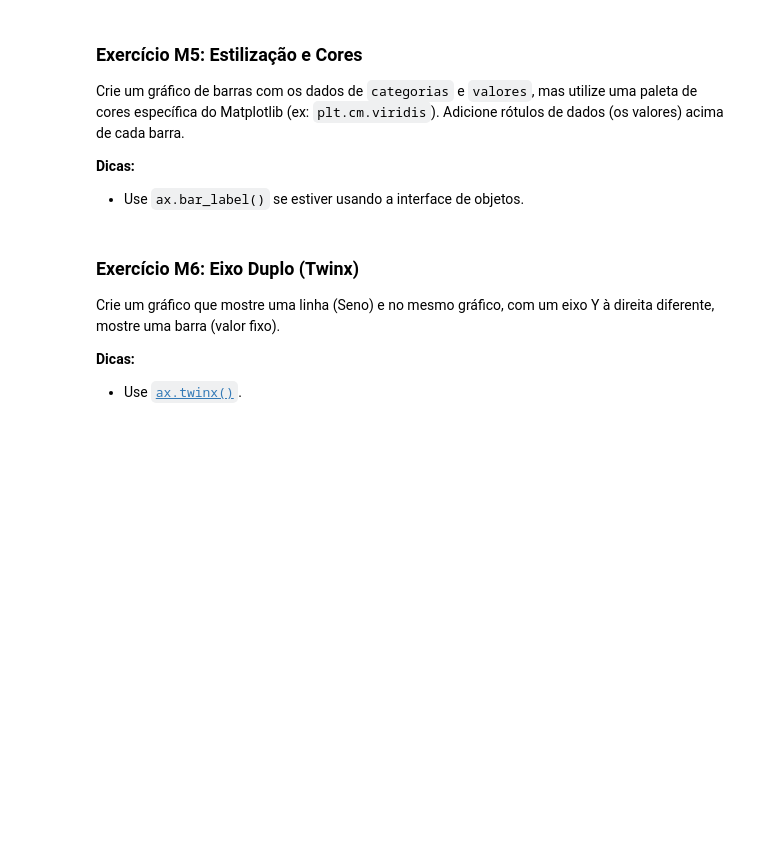
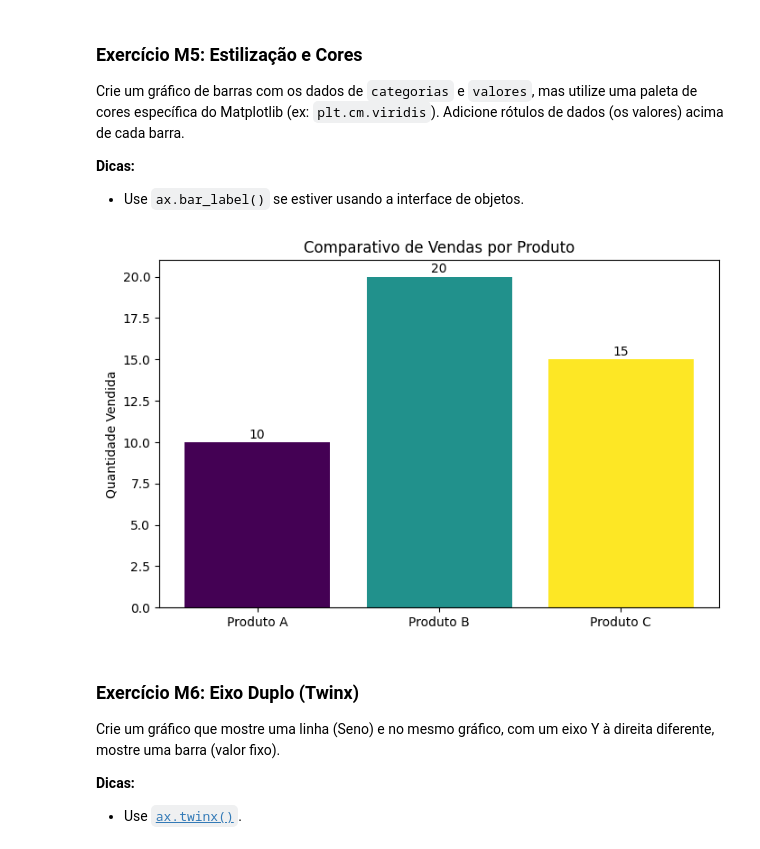
Before and after one commit to viktoruebelhart/pos_facens, a Jupyter notebook: Aula_3_Visualização_de_Dados.ipynb, the cells around one changed output. Cells and saved outputs as stored; diff of their text form; code cells hidden in the pictures; blank space fills up the shorter version.

```diff
--- a/Aula_3_Visualização_de_Dados.ipynb
+++ b/Aula_3_Visualização_de_Dados.ipynb
@@ -272,3 +286,25 @@ Crie um gráfico de barras com os dados de `categorias` e `valores`, mas utilize
+# %%
+# Escreva aqui
+
+# Valores
+categorias = ['Produto A', 'Produto B', 'Produto C']
+valores = [10,20,15]
+
+#Figura
+fig, ax = plt.subplots(figsize=(8, 5))
+
+#Cores
+cores = plt.cm.viridis(np.linspace(0, 1, len(categorias)))
+
+#Gráfico
+barras = ax.bar(categorias, valores, color=cores)
+ax.set_title('Comparativo de Vendas por Produto')
+ax.set_ylabel('Quantidade Vendida')
+ax.bar_label(barras, padding=1)
+
+plt.show()
+# %% [output]
+[figure, added]
 # %% [markdown]
 ### Exercício M6: Eixo Duplo (Twinx)
 Crie um gráfico que mostre uma linha (Seno) e no mesmo gráfico, com um eixo Y à direita diferente, mostre uma barra (valor fixo).
```
Also changed, not shown: parts of 10 cells of this notebook.
